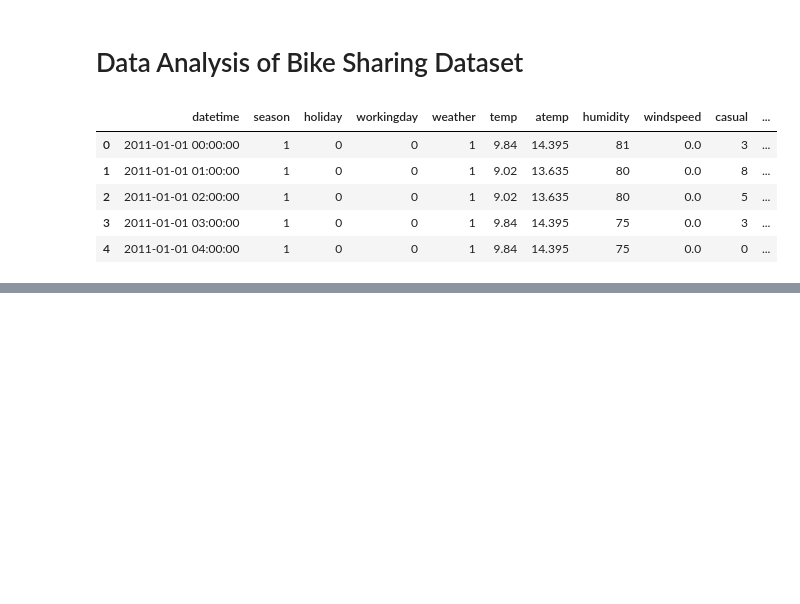
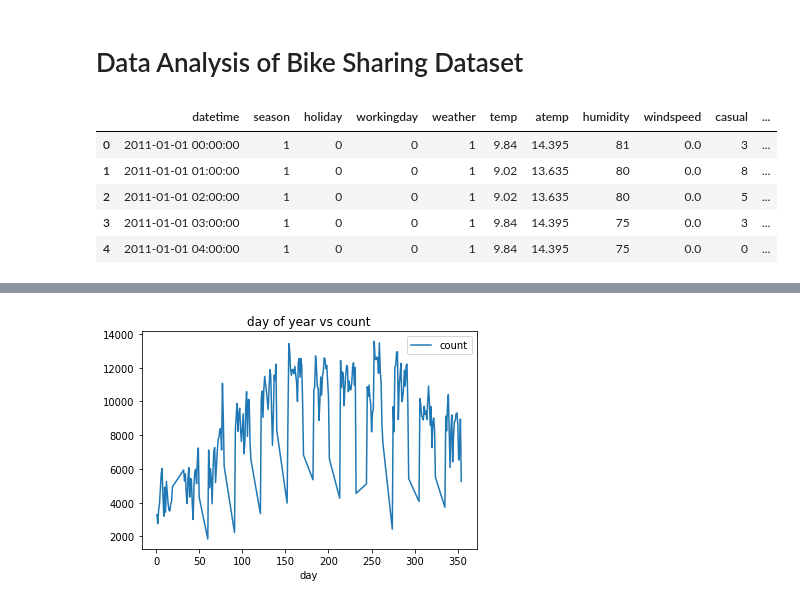
Before and after one commit to xtrmstep/bike-sharing-demand-exercise, a Jupyter notebook: bike-sharing-workbook.ipynb, the cells around one changed output, grey strips where cells are left out. Drawn from its saved outputs; the diff is of its cells as text; code cells hidden in the pictures; blank space fills up the shorter version.

```diff
--- a/bike-sharing-workbook.ipynb
+++ b/bike-sharing-workbook.ipynb
@@ -63,0 +39,31 @@ plt.show()
+# %%
+def to_date(str_date):
+    return dt.datetime.strptime(str_date, '%Y-%m-%d %H:%M:%S')
+
+def to_day_of_year(str_date):
+    date = dt.datetime.strptime(str_date, '%Y-%m-%d %H:%M:%S')
+    return date.toordinal() - dt.datetime(date.year, 1, 1).toordinal() + 1
+
+def to_month_of_year(str_date):
+    date = dt.datetime.strptime(str_date, '%Y-%m-%d %H:%M:%S')
+    return date.month
+
+def to_day_of_week(str_date):
+    date = dt.datetime.strptime(str_date, '%Y-%m-%d %H:%M:%S')
+    return date.weekday()
+
+def to_hour(str_date):
+    date = dt.datetime.strptime(str_date, '%Y-%m-%d %H:%M:%S')
+    return date.hour
+# %%
+# add date features
+data.loc[:,'month'] = data['datetime'].map(to_month_of_year)
+data.loc[:,'day'] = data['datetime'].map(to_day_of_year)
+data.loc[:,'weekday'] = data['datetime'].map(to_day_of_week)
+data.loc[:,'hour'] = data['datetime'].map(to_hour)
+# %%
+# day of year vs count
+data.groupby(['day']).sum().reset_index().plot(x = 'day', y = 'count', title='day of year vs count')
+plt.show()
+# %% [output]
+[figure, added]
```
Also changed, not shown: parts of 16 cells of this notebook.
